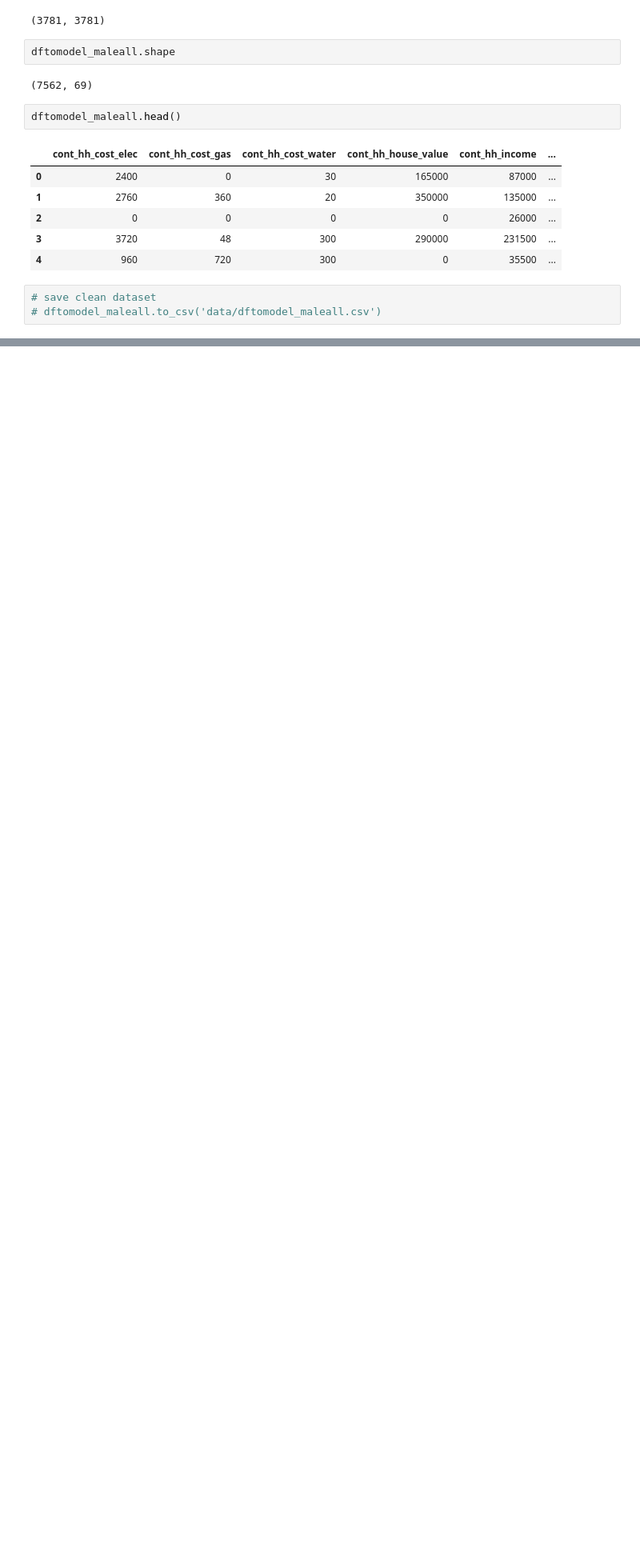
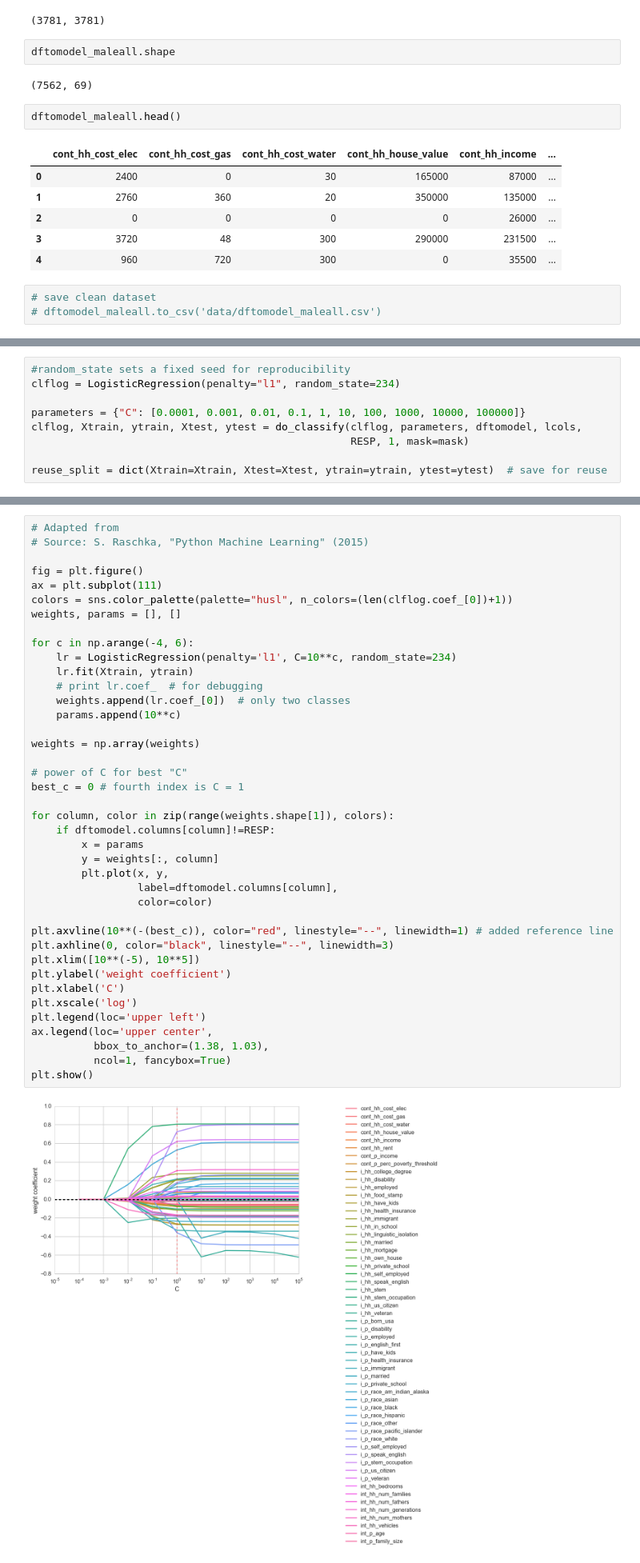
Before and after one commit to amlsf/stem-study, a Jupyter notebook: process_book.ipynb, the cells around one changed output, grey strips where cells are left out. Shown at 80% size. Cells and saved outputs as stored; diff of their text form; blank space fills up the shorter version.

```diff
--- a/process_book.ipynb
+++ b/process_book.ipynb
@@ -1462,0 +1936,9 @@ dftomodel_maleall.head()
+# %%
+#random_state sets a fixed seed for reproducibility
+clflog = LogisticRegression(penalty="l1", random_state=234)
+
+parameters = {"C": [0.0001, 0.001, 0.01, 0.1, 1, 10, 100, 1000, 10000, 100000]}
+clflog, Xtrain, ytrain, Xtest, ytest = do_classify(clflog, parameters, dftomodel, lcols,
+                                                   RESP, 1, mask=mask)
+
+reuse_split = dict(Xtrain=Xtrain, Xtest=Xtest, ytrain=ytrain, ytest=ytest)  # save for reuse
@@ -1462,0 +2002,42 @@ dftomodel_maleall.head()
+# %%
+# Adapted from
+# Source: S. Raschka, "Python Machine Learning" (2015)
+
+fig = plt.figure()
+ax = plt.subplot(111)
+colors = sns.color_palette(palette="husl", n_colors=(len(clflog.coef_[0])+1))
+weights, params = [], []
+
+for c in np.arange(-4, 6):
+    lr = LogisticRegression(penalty='l1', C=10**c, random_state=234)
+    lr.fit(Xtrain, ytrain)
+    # print lr.coef_  # for debugging
+    weights.append(lr.coef_[0])  # only two classes
+    params.append(10**c)
+
+weights = np.array(weights)
+
+# power of C for best "C"
+best_c = 0 # fourth index is C = 1
+
+for column, color in zip(range(weights.shape[1]), colors):
+    if dftomodel.columns[column]!=RESP:
+        x = params
+        y = weights[:, column]
+        plt.plot(x, y,
+                 label=dftomodel.columns[column],
+                 color=color)
+
+plt.axvline(10**(-(best_c)), color="red", linestyle="--", linewidth=1) # added reference line
+plt.axhline(0, color="black", linestyle="--", linewidth=3)
+plt.xlim([10**(-5), 10**5])
+plt.ylabel('weight coefficient')
+plt.xlabel('C')
+plt.xscale('log')
+plt.legend(loc='upper left')
+ax.legend(loc='upper center',
+          bbox_to_anchor=(1.38, 1.03),
+          ncol=1, fancybox=True)
+plt.show()
+# %% [output]
+[figure, added]
```
Also changed, not shown: parts of 204 cells of this notebook, 10 other files.
